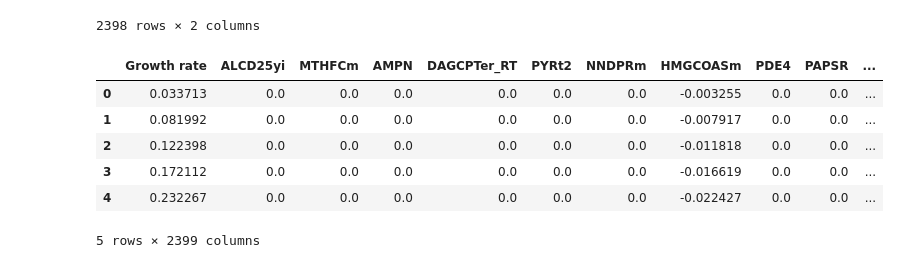
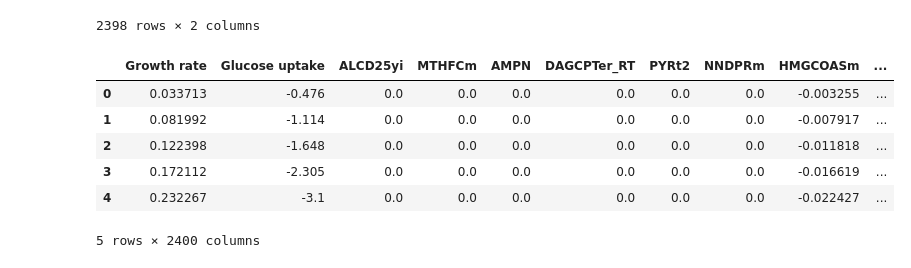
Before and after one commit to maivehanni/BSc_thesis, a Jupyter notebook: Python_scripts/All_models_NGAM_min/Rt_IFO0880_NGAM_min.ipynb, the cells around one changed output. Cells and saved outputs as stored; diff of their text form; code cells hidden in the pictures.

```diff
--- a/Python_scripts/All_models_NGAM_min/Rt_IFO0880_NGAM_min.ipynb
+++ b/Python_scripts/All_models_NGAM_min/Rt_IFO0880_NGAM_min.ipynb
@@ -42,34 +39,32 @@ Optimal solution with objective value 0.073
 2398 rows × 2 columns
 # %%
 glucose_uptakes= [0.476, 1.114, 1.648, 2.305, 3.1]
-# growth_rates = [0.03, 0.08, 0.11, 0.17, 0.23] # calculated when optimized for biomass max and constraining glucose uptake to lab data: [0.035529, 0.080933, 0.118766, 0.171733, 0.232267]
-growth_rates = [0.033713, 0.081992, 0.122398, 0.172112, 0.232267]
+growth_rates = [0.033713, 0.081992, 0.122398, 0.172112, 0.232267] # calculated when optimized for biomass max and constraining glucose uptake to lab data: [0.035529, 0.080933, 0.118766, 0.171733, 0.232267]
 
-all_fluxes_NGAM_min = pd.DataFrame(columns=['Growth rate', *all_fluxes.index], index=range(len(glucose_uptakes))) #flux_values.index gives the row names column, * extracts the list of strings
+
+all_fluxes_NGAM_min = pd.DataFrame(columns=['Growth rate','Glucose uptake', *all_fluxes.index], index=range(len(glucose_uptakes))) #flux_values.index gives the row names column, * extracts the list of strings
 
 for i in range(len(glucose_uptakes)):
+# i = 0
     model = cobra.io.read_sbml_model("C:\\Users\\Maive\\Desktop\\BSc_loputoo\\Model_files\\Rt_IFO0880.xml")
-    model.objective =  "ATPM" #'BIOMASS_RT' #
+    model.objective =  "ATPM"
     model.reactions.BIOMASS_RT.bounds = growth_rates[i], growth_rates[i]
     model.reactions.EX_glc__D_e.bounds = -(glucose_uptakes[i]), -(glucose_uptakes[i])
-                            # When I change glc uptake from here I get different solutions
-                            # medium = model.medium
-                            # medium["EX_glc__D_e"] = -(glucose_uptakes[i])
-                            # model.medium = medium
+
     # biomass_rxn.objective_coefficient = 1
     # ngam_rxn.objective_coefficient = -1
     solution = model.optimize('minimize') #
                             # solution = cobra.flux_analysis.pfba(model) # pFBA - but don't know how to minimize
 
 
-    all_fluxes_NGAM_min.loc[i] = solution.fluxes[['BIOMASS_RT', *all_fluxes.index]].values
+    all_fluxes_NGAM_min.loc[i] = solution.fluxes[['BIOMASS_RT', 'EX_glc__D_e', *all_fluxes.index]].values
 
 all_fluxes_NGAM_min
 # %% [output]
-|  | Growth rate | ALCD25yi | MTHFCm | AMPN | DAGCPTer_RT | PYRt2 | NNDPRm | HMGCOASm | PDE4 | PAPSR | ... |
-| 0 | 0.033713 | 0.0 | 0.0 | 0.0 | 0.0 | 0.0 | 0.0 | -0.003255 | 0.0 | 0.0 | ... |
-| 1 | 0.081992 | 0.0 | 0.0 | 0.0 | 0.0 | 0.0 | 0.0 | -0.007917 | 0.0 | 0.0 | ... |
-| 2 | 0.122398 | 0.0 | 0.0 | 0.0 | 0.0 | 0.0 | 0.0 | -0.011818 | 0.0 | 0.0 | ... |
-| 3 | 0.172112 | 0.0 | 0.0 | 0.0 | 0.0 | 0.0 | 0.0 | -0.016619 | 0.0 | 0.0 | ... |
-| 4 | 0.232267 | 0.0 | 0.0 | 0.0 | 0.0 | 0.0 | 0.0 | -0.022427 | 0.0 | 0.0 | ... |
+|  | Growth rate | Glucose uptake | ALCD25yi | MTHFCm | AMPN | DAGCPTer_RT | PYRt2 | NNDPRm | HMGCOASm | ... |
+| 0 | 0.033713 | -0.476 | 0.0 | 0.0 | 0.0 | 0.0 | 0.0 | 0.0 | -0.003255 | ... |
+| 1 | 0.081992 | -1.114 | 0.0 | 0.0 | 0.0 | 0.0 | 0.0 | 0.0 | -0.007917 | ... |
+| 2 | 0.122398 | -1.648 | 0.0 | 0.0 | 0.0 | 0.0 | 0.0 | 0.0 | -0.011818 | ... |
+| 3 | 0.172112 | -2.305 | 0.0 | 0.0 | 0.0 | 0.0 | 0.0 | 0.0 | -0.016619 | ... |
+| 4 | 0.232267 | -3.1 | 0.0 | 0.0 | 0.0 | 0.0 | 0.0 | 0.0 | -0.022427 | ... |
-5 rows × 2399 columns
+5 rows × 2400 columns
```
Also changed, not shown: parts of 12 cells of this notebook, 57 other files.
